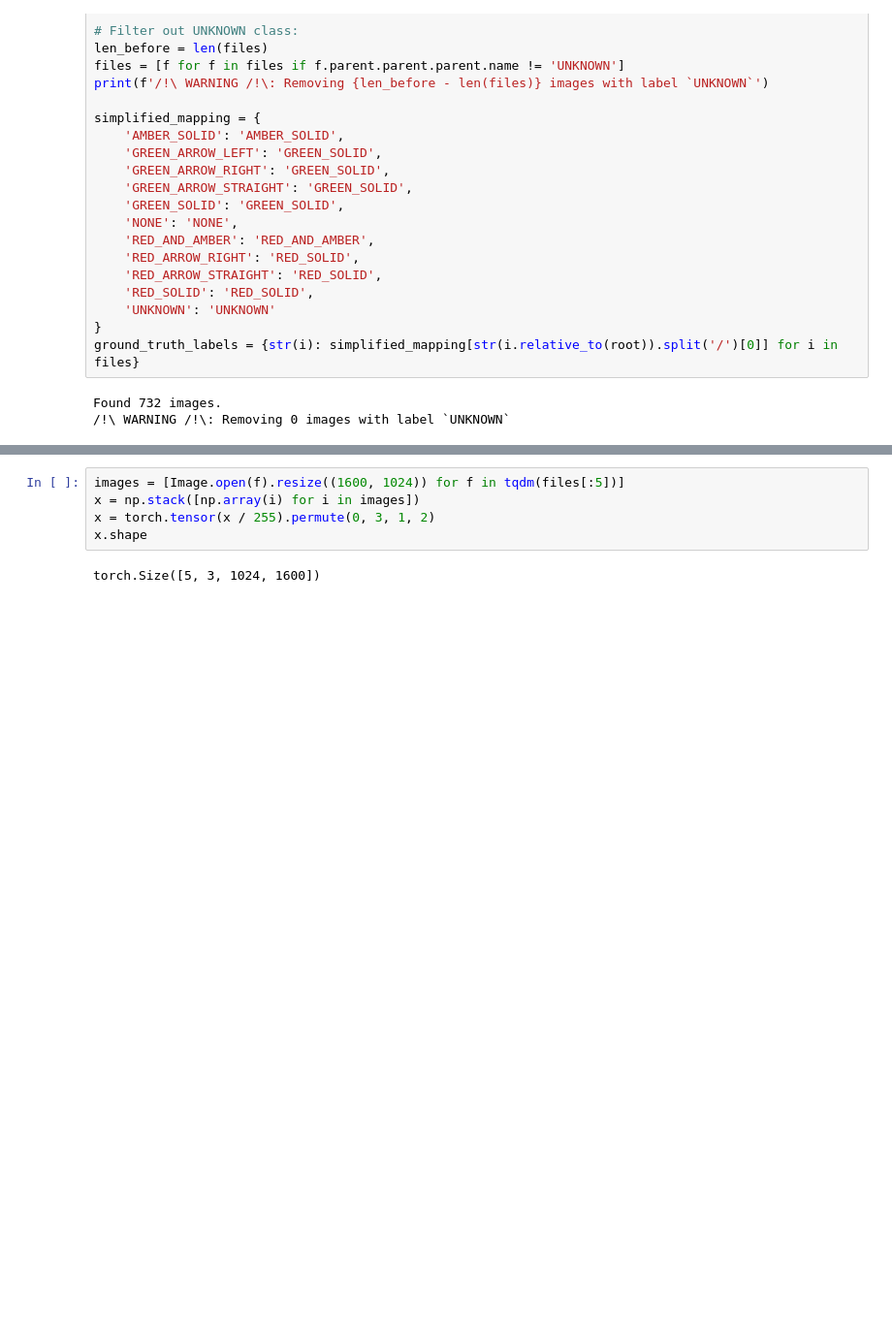
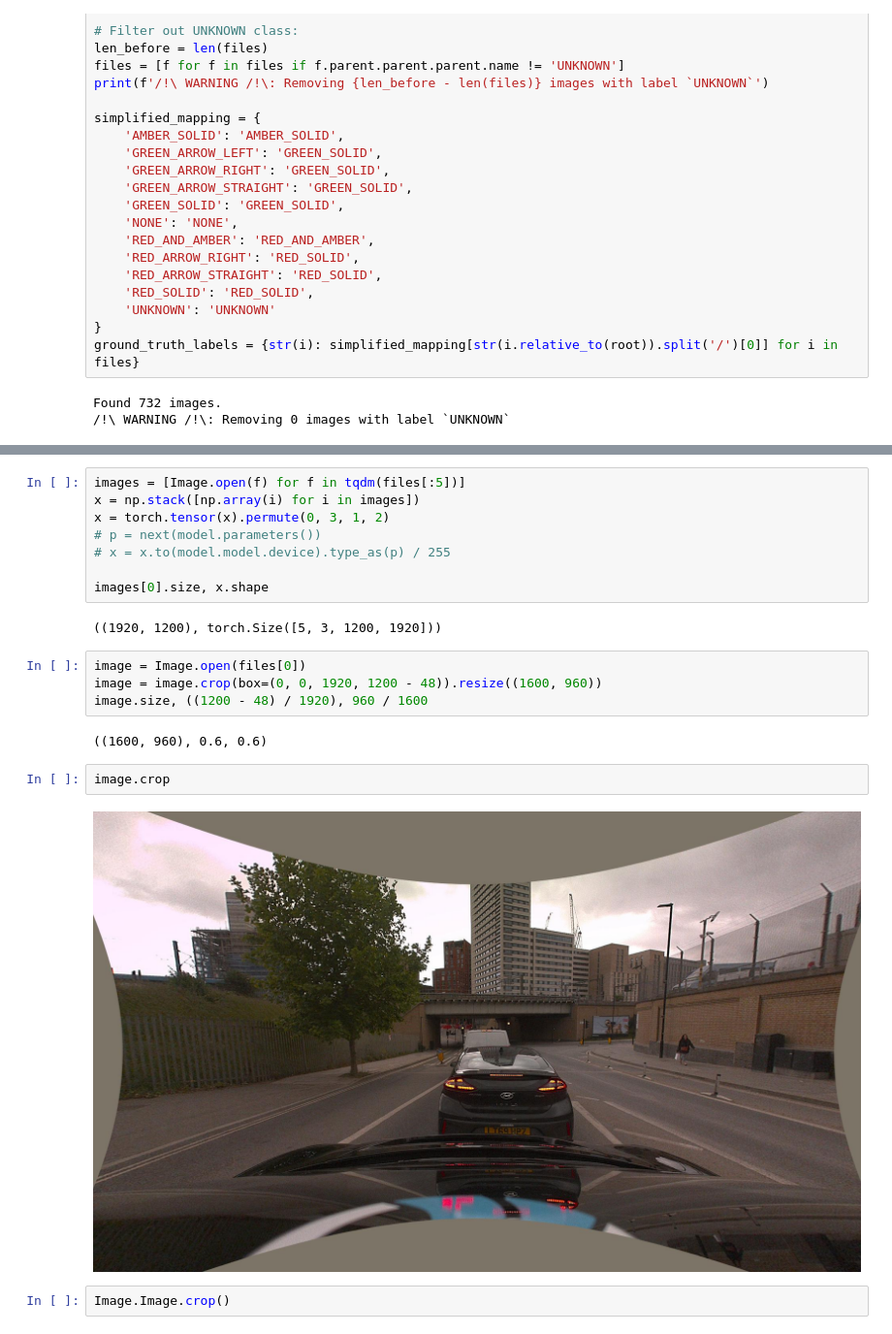
Before and after one commit to wayveai/yolov5, a Jupyter notebook: evaluations/run_batch_inference.ipynb, the cells around one changed output, grey strips where cells are left out. Shown at 97% size. Drawn from its saved outputs; the diff is of its cells as text; blank space fills up the shorter version.

```diff
--- a/evaluations/run_batch_inference.ipynb
+++ b/evaluations/run_batch_inference.ipynb
@@ -60,7 +96,22 @@ Found 732 images.
 # %%
-images = [Image.open(f).resize((1600, 1024)) for f in tqdm(files[:5])]
+images = [Image.open(f) for f in tqdm(files[:5])]
 x = np.stack([np.array(i) for i in images])
-x = torch.tensor(x / 255).permute(0, 3, 1, 2)
-x.shape
+x = torch.tensor(x).permute(0, 3, 1, 2)
+# p = next(model.parameters())
+# x = x.to(model.model.device).type_as(p) / 255
+
+images[0].size, x.shape
 # %% [output]
-torch.Size([5, 3, 1024, 1600])
+((1920, 1200), torch.Size([5, 3, 1200, 1920]))
+# %%
+image = Image.open(files[0])
+image = image.crop(box=(0, 0, 1920, 1200 - 48)).resize((1600, 960))
+image.size, ((1200 - 48) / 1920), 960 / 1600
+# %% [output]
+((1600, 960), 0.6, 0.6)
+# %%
+image.crop
+# %% [output]
+[figure, added]
+# %%
+Image.Image.crop()
```
Also changed, not shown: parts of 21 cells of this notebook, 4 other files.
